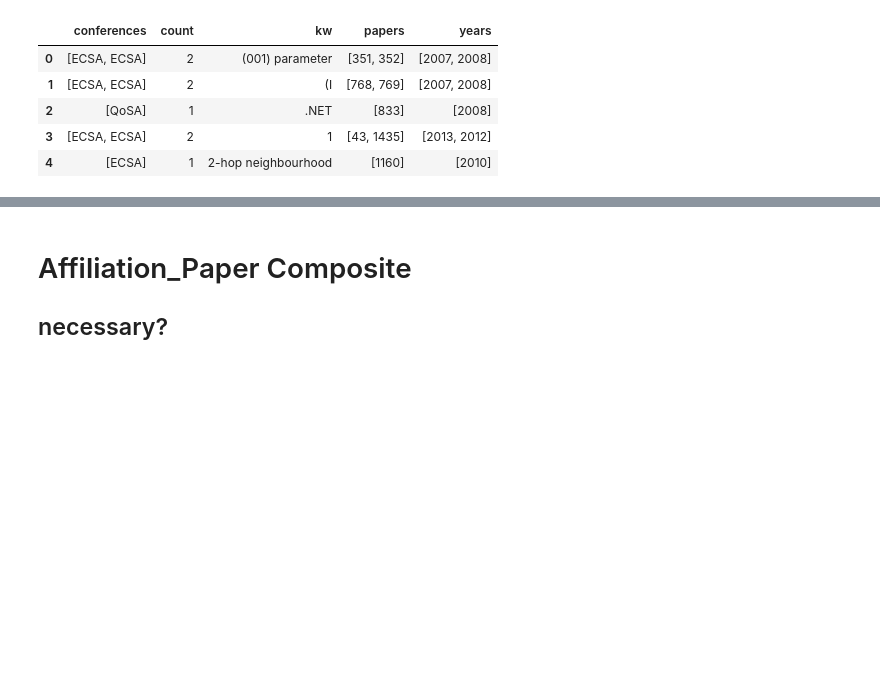
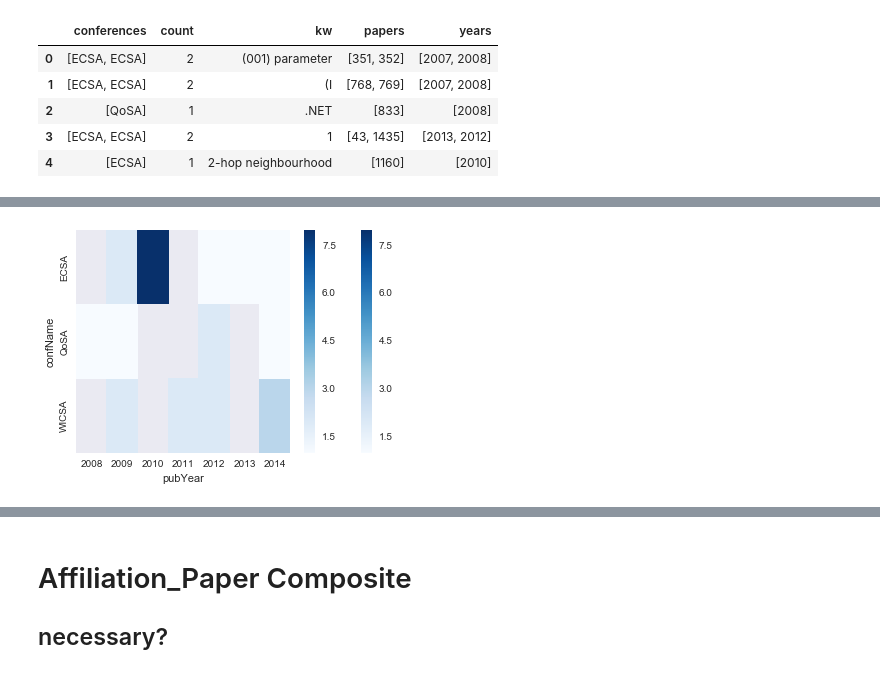
Before and after one commit to noveroa/DataBases, a Jupyter notebook: sqlStart/newSqlNotebooknew_compositesadded.ipynb, the cells around one changed output, grey strips where cells are left out. Drawn from its saved outputs; the diff is of its cells as text; code cells hidden in the pictures; blank space fills up the shorter version.

Commit message:
kwtrendadded, jumbotron narrow removed

```diff
--- a/sqlStart/newSqlNotebooknew_compositesadded.ipynb
+++ b/sqlStart/newSqlNotebooknew_compositesadded.ipynb
@@ -342,3 +375,6 @@ pd.DataFrame(table).head()
 | 2 | [QoSA] | 1 | .NET | [833] | [2008] |
 | 3 | [ECSA, ECSA] | 2 | 1 | [43, 1435] | [2013, 2012] |
 | 4 | [ECSA] | 1 | 2-hop neighbourhood | [1160] | [2010] |
+# %%
+m= getPapersKWgroup2()
+m.head()
@@ -344,0 +397,35 @@ pd.DataFrame(table).head()
+# %%
+def getKWTRends(kw, grouper):
+
+    m, f = getPapersKWgroup(grouper)
+
+    query2 = '"%s" == keyword' %kw
+
+    data_frame = m.copy()
+    data_frame.query(query2, inplace = True)
+    new = data_frame.copy()
+
+    def findKWTrend(df, KWgrouper = ["pubYear", "confName"]):
+        labels = {'ECSA' : 0,
+                  'QoSA' : 1,
+                  'WICSA' : 2}
+        df = df.groupby(KWgrouper)['keyword'].count().reset_index(name="counts")
+        df['confCode'] = df.confName.apply(lambda name: labels[name])
+        try:
+            return getHeatMap(df)
+        except:
+            return 'no data'
+
+
+    image = findKWTrend(new)
+
+    myentry = [{'table' : data_frame.to_html(),
+              'trend'  : image
+               }]
+
+    return dict(data = myentry)
+# %%
+t = getKWTRends('Research', 'keyword')
+t = getKWTRends('Research', 'keyword')
+# %% [output]
+[figure, added]
```
Also changed, not shown: parts of 7 cells of this notebook, 5 other files.
